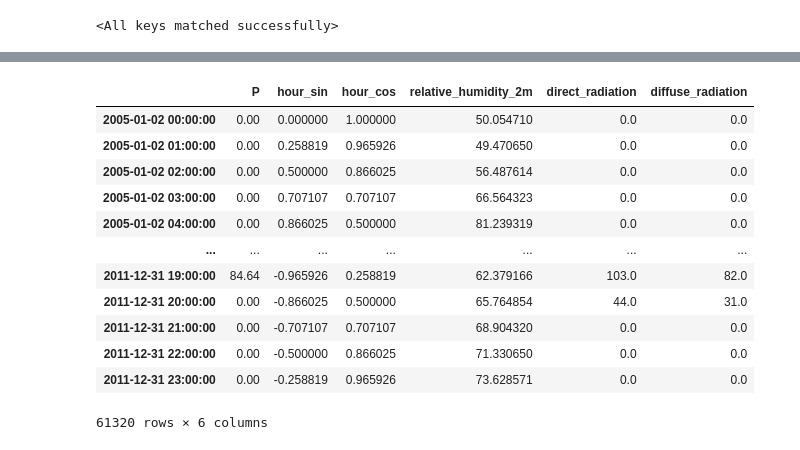
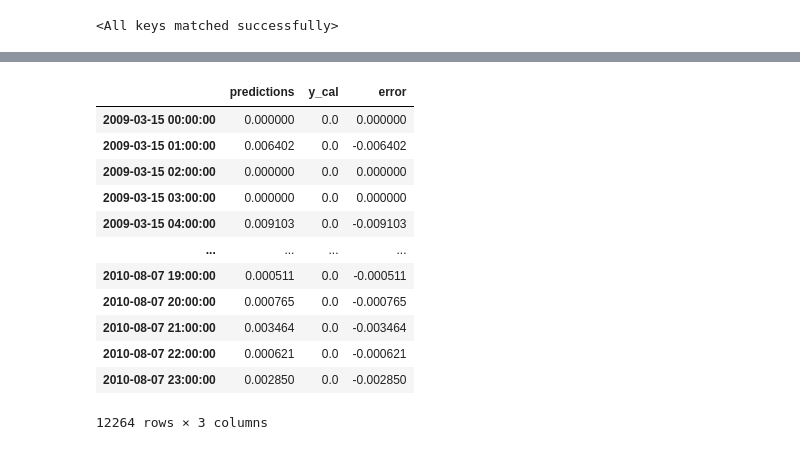
Before and after one commit to Joris-Dprtr/stochastic_programming, a Jupyter notebook: SolNet_Tutorial_Neurips_final.ipynb, the cells around one changed output, grey strips where cells are left out. Cells and saved outputs as stored; diff of their text form; code cells hidden in the pictures.

```diff
--- a/SolNet_Tutorial_Neurips_final.ipynb
+++ b/SolNet_Tutorial_Neurips_final.ipynb
@@ -678,2 +238,3 @@ mse(y_test.detach().flatten().numpy(), forecasts)
 # %%
-source_model(X_cal.to(device)).cpu().detach().numpy()
+predictions = source_model(X_cal.to(device)).cpu().detach().numpy()
+predictions = np.clip(predictions, 0, None)
@@ -695,16 +241,25 @@ array([[-1.68606639e-04, -1.78140309e-03, -2.35793460e-03, ...,
-# %%
-training_data
-# %% [output]
-|  | P | hour_sin | hour_cos | relative_humidity_2m | direct_radiation | diffuse_radiation |
-| 2005-01-02 00:00:00 | 0.00 | 0.000000 | 1.000000 | 50.054710 | 0.0 | 0.0 |
-| 2005-01-02 01:00:00 | 0.00 | 0.258819 | 0.965926 | 49.470650 | 0.0 | 0.0 |
-| 2005-01-02 02:00:00 | 0.00 | 0.500000 | 0.866025 | 56.487614 | 0.0 | 0.0 |
-| 2005-01-02 03:00:00 | 0.00 | 0.707107 | 0.707107 | 66.564323 | 0.0 | 0.0 |
-| 2005-01-02 04:00:00 | 0.00 | 0.866025 | 0.500000 | 81.239319 | 0.0 | 0.0 |
-| ... | ... | ... | ... | ... | ... | ... |
-| 2011-12-31 19:00:00 | 84.64 | -0.965926 | 0.258819 | 62.379166 | 103.0 | 82.0 |
-| 2011-12-31 20:00:00 | 0.00 | -0.866025 | 0.500000 | 65.764854 | 44.0 | 31.0 |
-| 2011-12-31 21:00:00 | 0.00 | -0.707107 | 0.707107 | 68.904320 | 0.0 | 0.0 |
-| 2011-12-31 22:00:00 | 0.00 | -0.500000 | 0.866025 | 71.330650 | 0.0 | 0.0 |
-| 2011-12-31 23:00:00 | 0.00 | -0.258819 | 0.965926 | 73.628571 | 0.0 | 0.0 |
-61320 rows × 6 columns
+# %%
+cal_dates = training_data[24+X_train.shape[0]*24:24+X_train.shape[0]*24+X_cal.shape[0]*24].index
+# %%
+calibration_df = pd.DataFrame({
+    "predictions": predictions.flatten(),
+    "y_cal": y_cal.detach().flatten().numpy()
+}, index=cal_dates)
+# %%
+calibration_df['error'] = calibration_df['y_cal']-calibration_df['predictions']
+# %%
+calibration_df
+# %% [output]
+|  | predictions | y_cal | error |
+| 2009-03-15 00:00:00 | 0.000000 | 0.0 | 0.000000 |
+| 2009-03-15 01:00:00 | 0.006402 | 0.0 | -0.006402 |
+| 2009-03-15 02:00:00 | 0.000000 | 0.0 | 0.000000 |
+| 2009-03-15 03:00:00 | 0.000000 | 0.0 | 0.000000 |
+| 2009-03-15 04:00:00 | 0.009103 | 0.0 | -0.009103 |
+| ... | ... | ... | ... |
+| 2010-08-07 19:00:00 | 0.000511 | 0.0 | -0.000511 |
+| 2010-08-07 20:00:00 | 0.000765 | 0.0 | -0.000765 |
+| 2010-08-07 21:00:00 | 0.003464 | 0.0 | -0.003464 |
+| 2010-08-07 22:00:00 | 0.000621 | 0.0 | -0.000621 |
+| 2010-08-07 23:00:00 | 0.002850 | 0.0 | -0.002850 |
+12264 rows × 3 columns
```
Also changed, not shown: parts of 27 cells of this notebook, 4 other files.
